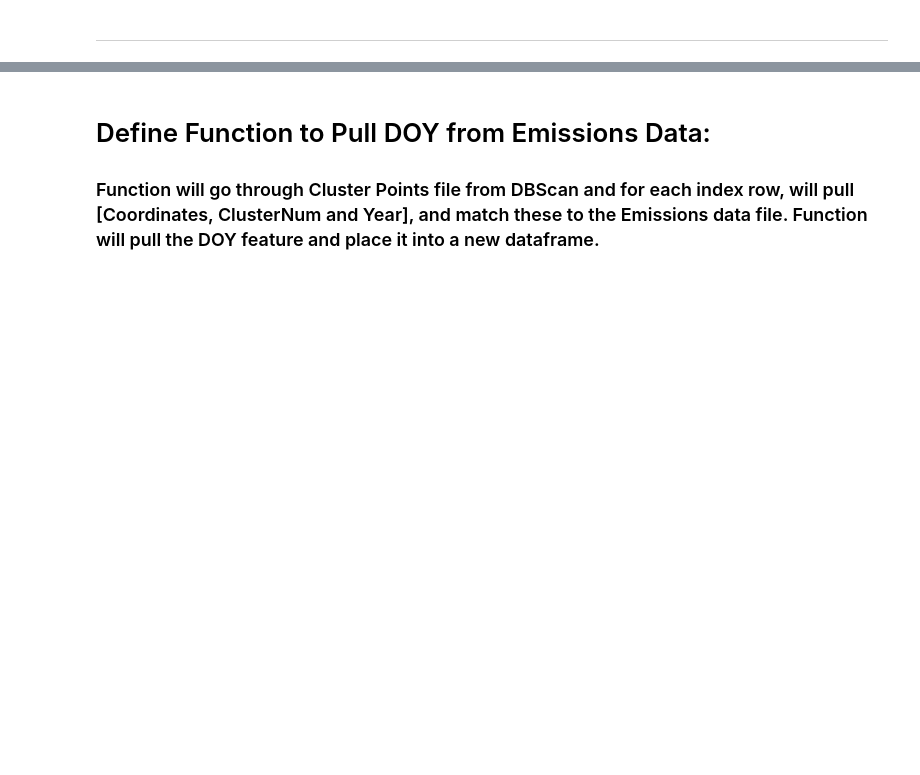
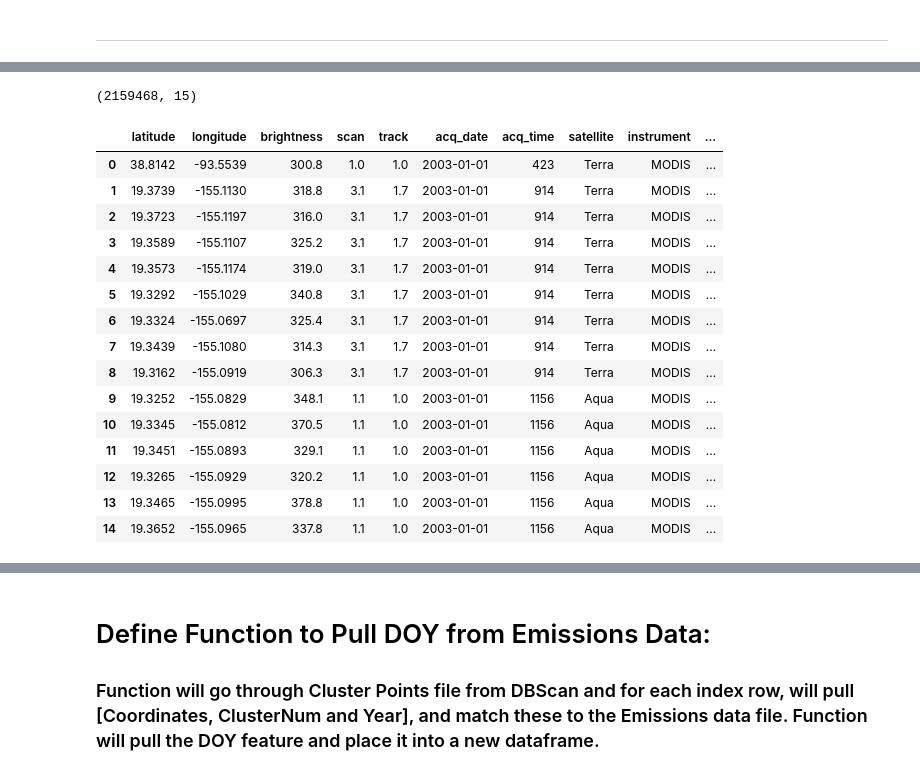
Before and after one commit to NahidGithub/Predicting-Wildfires, a Jupyter notebook: experimental code/DetermineDateRangebyCluster.ipynb, the cells around one changed output, grey strips where cells are left out. Cells and saved outputs as stored; diff of their text form; code cells hidden in the pictures; blank space fills up the shorter version.

```diff
--- a/experimental code/DetermineDateRangebyCluster.ipynb
+++ b/experimental code/DetermineDateRangebyCluster.ipynb
@@ -69,0 +143,34 @@ print(tempCNmax)
+# %%
+NASA_M6 = pd.read_csv('/Users/AlfHaugen/Python/Wildfire_Data/4 NASA/DL_FIRE_M6_110066/fire_archive_M6_110066.csv')
+# %%
+#NASA M6 is larger because it holds 2003 to 2019 data.
+NASA_M6.shape
+# %% [output]
+(2159468, 15)
+# %%
+# Assign the DOY, Month and Year from the Acq Date:
+
+#NASA_M6['doy'] = pd.DatetimeIndex(NASA_M6['acq_date']).day
+NASA_M6['datetime'] = pd.to_datetime(NASA_M6['acq_date'], infer_datetime_format=True)
+NASA_M6['doy'] = NASA_M6['datetime'].dt.dayofyear
+NASA_M6['month'] = pd.DatetimeIndex(NASA_M6['acq_date']).month
+NASA_M6['year'] = pd.DatetimeIndex(NASA_M6['acq_date']).year
+# %%
+NASA_M6[0:15]
+# %% [output]
+|  | latitude | longitude | brightness | scan | track | acq_date | acq_time | satellite | instrument | ... |
+| 0 | 38.8142 | -93.5539 | 300.8 | 1.0 | 1.0 | 2003-01-01 | 423 | Terra | MODIS | ... |
+| 1 | 19.3739 | -155.1130 | 318.8 | 3.1 | 1.7 | 2003-01-01 | 914 | Terra | MODIS | ... |
+| 2 | 19.3723 | -155.1197 | 316.0 | 3.1 | 1.7 | 2003-01-01 | 914 | Terra | MODIS | ... |
+| 3 | 19.3589 | -155.1107 | 325.2 | 3.1 | 1.7 | 2003-01-01 | 914 | Terra | MODIS | ... |
+| 4 | 19.3573 | -155.1174 | 319.0 | 3.1 | 1.7 | 2003-01-01 | 914 | Terra | MODIS | ... |
+| 5 | 19.3292 | -155.1029 | 340.8 | 3.1 | 1.7 | 2003-01-01 | 914 | Terra | MODIS | ... |
+| 6 | 19.3324 | -155.0697 | 325.4 | 3.1 | 1.7 | 2003-01-01 | 914 | Terra | MODIS | ... |
+| 7 | 19.3439 | -155.1080 | 314.3 | 3.1 | 1.7 | 2003-01-01 | 914 | Terra | MODIS | ... |
+| 8 | 19.3162 | -155.0919 | 306.3 | 3.1 | 1.7 | 2003-01-01 | 914 | Terra | MODIS | ... |
+| 9 | 19.3252 | -155.0829 | 348.1 | 1.1 | 1.0 | 2003-01-01 | 1156 | Aqua | MODIS | ... |
+| 10 | 19.3345 | -155.0812 | 370.5 | 1.1 | 1.0 | 2003-01-01 | 1156 | Aqua | MODIS | ... |
+| 11 | 19.3451 | -155.0893 | 329.1 | 1.1 | 1.0 | 2003-01-01 | 1156 | Aqua | MODIS | ... |
+| 12 | 19.3265 | -155.0929 | 320.2 | 1.1 | 1.0 | 2003-01-01 | 1156 | Aqua | MODIS | ... |
+| 13 | 19.3465 | -155.0995 | 378.8 | 1.1 | 1.0 | 2003-01-01 | 1156 | Aqua | MODIS | ... |
+| 14 | 19.3652 | -155.0965 | 337.8 | 1.1 | 1.0 | 2003-01-01 | 1156 | Aqua | MODIS | ... |
```
Also changed, not shown: parts of 95 cells of this notebook.
